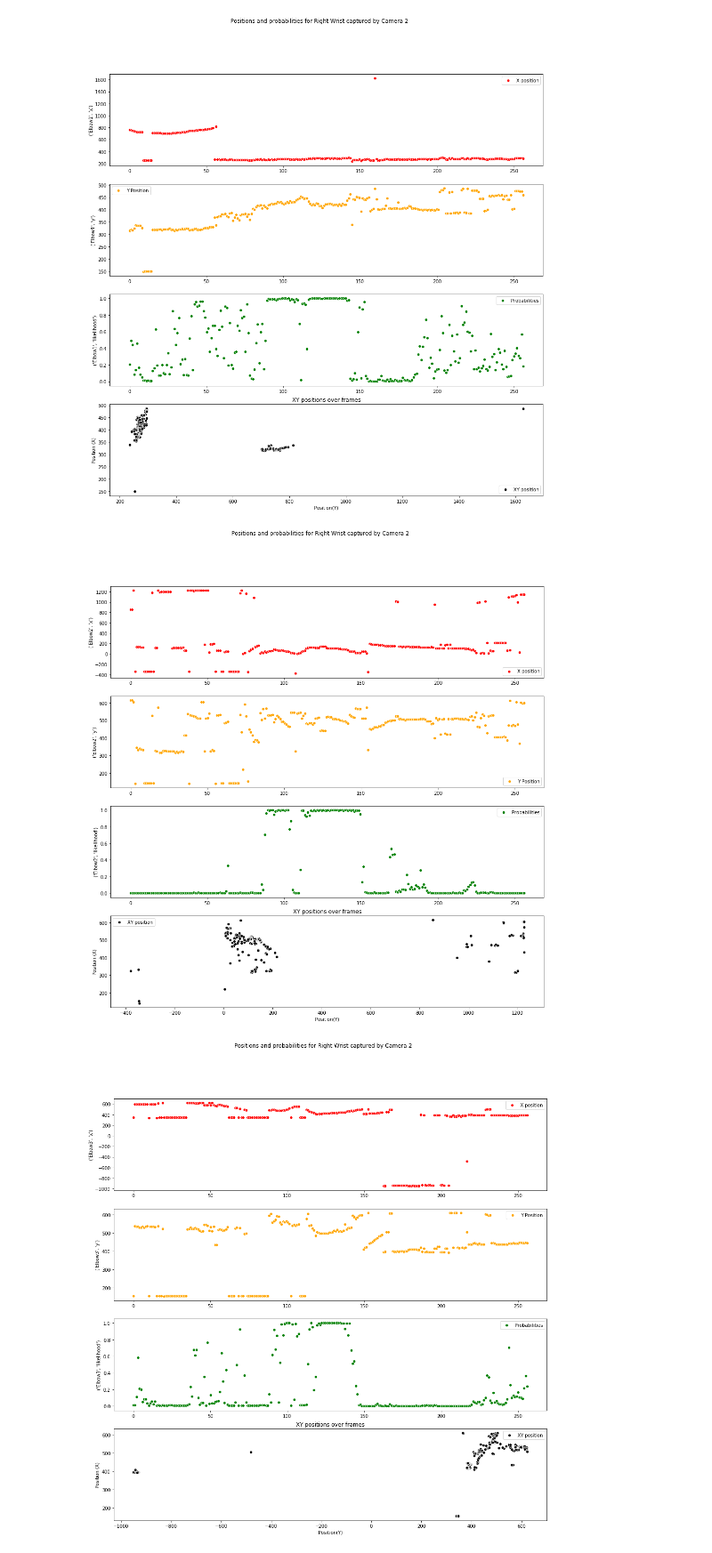
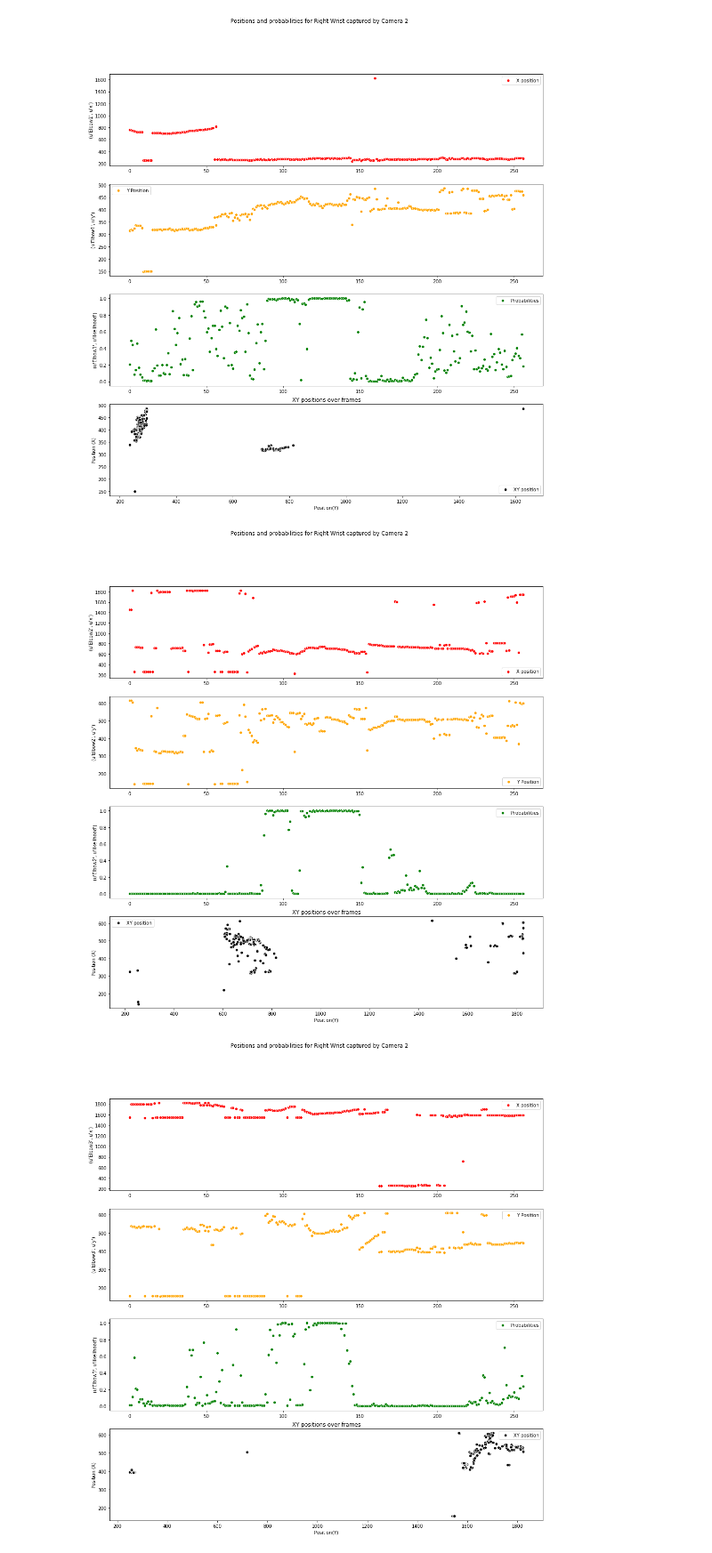
Before and after one commit to brettthepunk/ImageReconstruction, a Jupyter notebook: Kinematic_Workspace.ipynb, the cells around one changed output. Shown at 89% size. Cells and saved outputs as stored; diff of their text form; code cells hidden in the pictures.

Commit message:
Final version of 1-D visuals..

```diff
--- a/Kinematic_Workspace.ipynb
+++ b/Kinematic_Workspace.ipynb
@@ -84,7 +84,7 @@ Elbow2=df.loc[:, df.columns.get_level_values(0).isin(['Elbow2'])]
 xE2=Elbow2['Elbow2','x'].copy()
 yE2=Elbow2['Elbow2','y'].copy()
 probE2=Elbow2['Elbow2','likelihood'].copy()
-xE2=xE2-600
+#xE2=xE2-600
 comp_timeE2=np.linspace(0,len(yE2),len(yE2))
 fig, axs = plt.subplots(nrows=4,figsize=(17,17))
 plt.suptitle('Positions and probabilities for Right Wrist captured by Camera 2')
@@ -108,37 +108,37 @@ plt.title('XY positions over frames')
 
 plt.savefig('Elbow2_total.png')
 # %% [output]
-[figure, old version]
+[figure, new version]
 # %%
 Elbow3=df.loc[:, df.columns.get_level_values(0).isin(['Elbow3'])]
 xE3=Elbow3['Elbow3','x'].copy()
 yE3=Elbow3['Elbow3','y'].copy()
 probE3=Elbow3['Elbow3','likelihood'].copy()
-xE3=xE3-1200
+#xE3=xE3-1200
 comp_timeE3=np.linspace(0,len(yE3),len(yE3))
 fig, axs = plt.subplots(nrows=4,figsize=(17,17))
 plt.suptitle('Positions and probabilities for Right Wrist captured by Camera 2')
 sns.scatterplot(comp_timeE3,xE3, ax=axs[0],label='X position',color='red')
 plt.xlabel('Frames')
 plt.ylabel('Position (X)')
 plt.title('X Position over frames')
 sns.scatterplot(comp_timeE3,yE3, ax=axs[1],label='Y Position',color='orange')
 plt.xlabel('Frames')
 plt.ylabel('Position (Y)')
 plt.title('Y position over frames')
 sns.scatterplot(comp_timeE3,probE3,ax=axs[2],label='Probabilities',color='green')
 plt.xlabel('Frames')
 plt.ylabel('Probability (1-P)')
 plt.title('1-p probability value for chosen points')
 plt.xlabel('')
 sns.scatterplot(xE3,yE3, ax=axs[3],label='XY position',color='black')
 plt.xlabel('Position(Y)')
 plt.ylabel('Position (X)')
 plt.title('XY positions over frames')
 
 plt.savefig('Elbow3_total.png')
 # %% [output]
-[figure, old version]
+[figure, new version]
 # %%
 Wristr1=df.loc[:, df.columns.get_level_values(0).isin(['Wristr1'])]
 xwr1=Wristr1['Wristr1','x'].copy()
```
Also changed, not shown: parts of 13 cells of this notebook.
